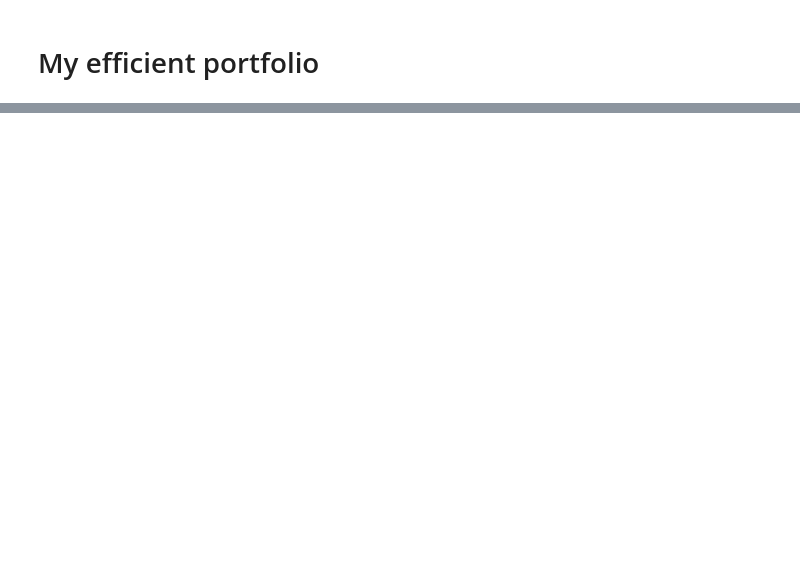
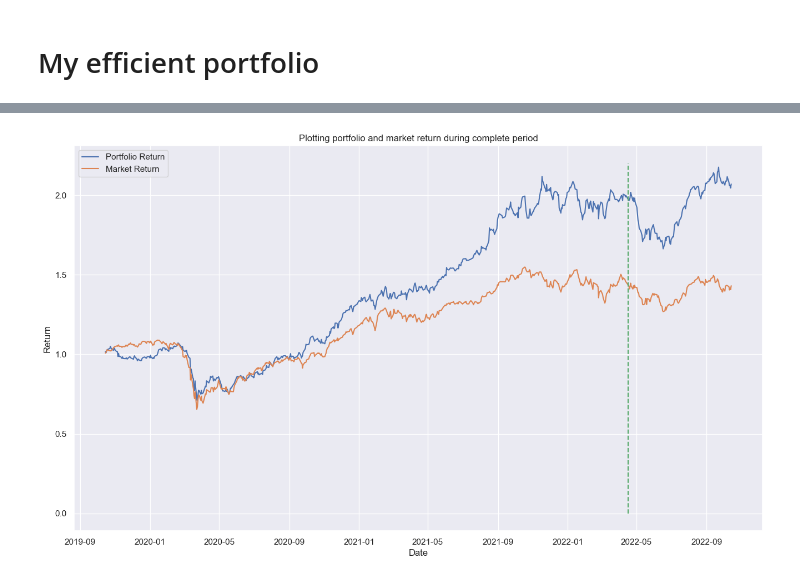
Before and after one commit to yotitan/DA226O-Project1, a Jupyter notebook: 2 - Calculations.ipynb, the cells around one changed output, grey strips where cells are left out. Saved outputs shown, nothing was run; the diff lists cells and outputs as text; code cells hidden in the pictures; blank space fills up the shorter version.

```diff
--- a/2 - Calculations.ipynb
+++ b/2 - Calculations.ipynb
@@ -431,0 +467,21 @@ Market expected daily return in test period =  -0.00020886349667656508
+# %%
+sns.lineplot(
+                x=pd.concat( [train_simulation['Date'], test_simulation['Date']], ignore_index=True ),
+                y=( pd.concat( [train_simulation['Return'], test_simulation['Return']], ignore_index=True ) + 1 ).cumprod( ),
+                label='Portfolio Return'
+            )
+
+sns.lineplot(
+                x=pd.concat( [train_simulation['Date'], test_simulation['Date']], ignore_index=True ),
+                y=( pd.concat( [train_history[index_one]['Return'], test_history[index_one]['Return']], ignore_index=True ) + 1 ).cumprod( ),
+                label='Market Return'
+            )
+
+plt.plot( [split_date, split_date], [0, 2.2], linestyle='--' )
+
+plt.ylabel( 'Return' )
+plt.title( 'Plotting portfolio and market return during complete period' )
+
+plt.show( )
+# %% [output]
+[figure, added]
```
Also changed, not shown: parts of 16 cells of this notebook.
